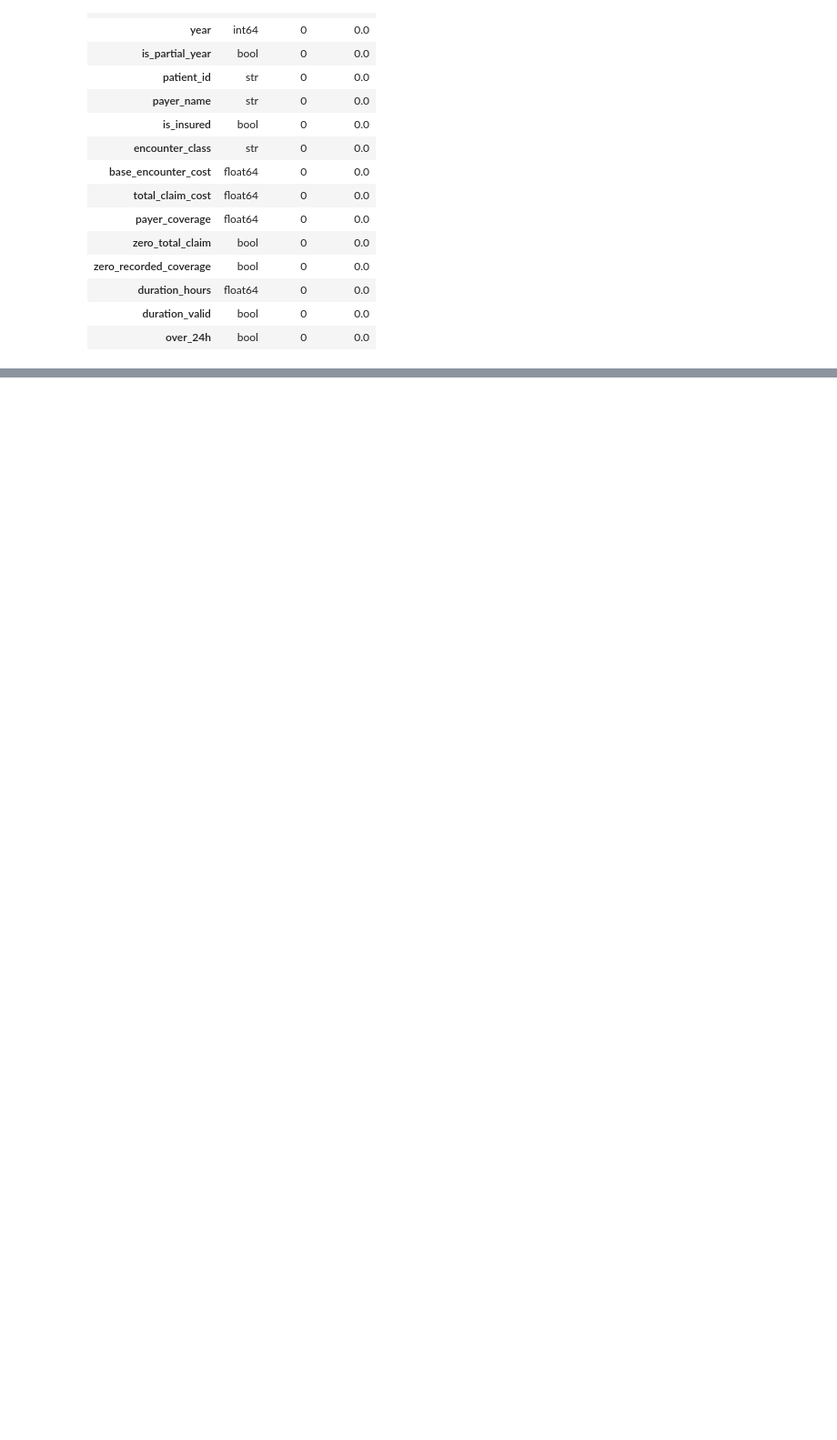
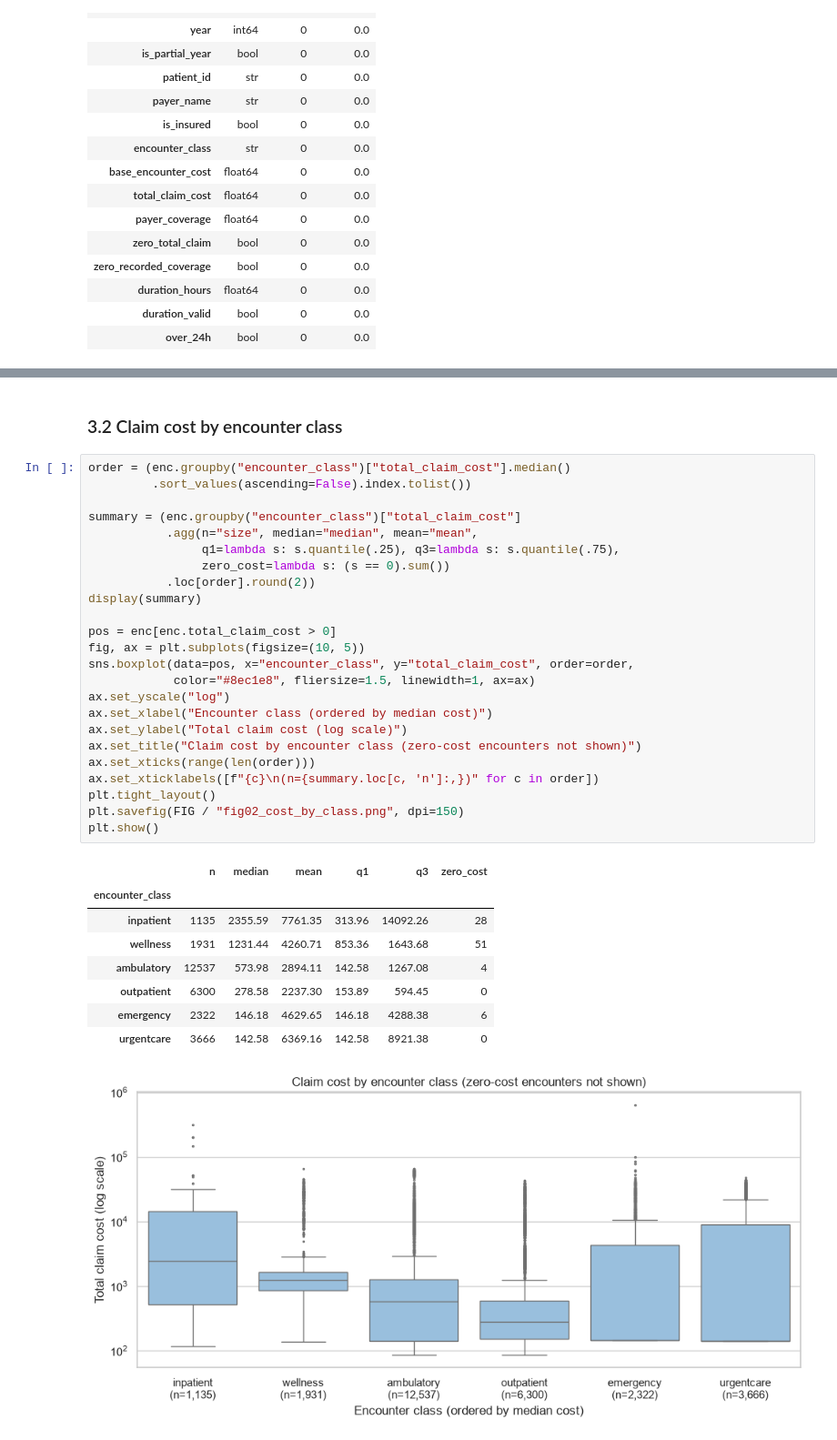
Before and after one commit to joenzau41-png/week3-hospital-operations, a Jupyter notebook: notebooks/track_b_analysis.ipynb, the cells around one changed output, grey strips where cells are left out. Shown at 91% size. Drawn from its saved outputs; the diff is of its cells as text; blank space fills up the shorter version.

Commit message:
feat: replace notebook with full Track B analysis and add figures

```diff
--- a/notebooks/track_b_analysis.ipynb
+++ b/notebooks/track_b_analysis.ipynb
@@ -207,0 +281,36 @@ Maximum is 2304 times the median
+# %% [markdown]
+### 3.2 Claim cost by encounter class
+# %%
+order = (enc.groupby("encounter_class")["total_claim_cost"].median()
+         .sort_values(ascending=False).index.tolist())
+
+summary = (enc.groupby("encounter_class")["total_claim_cost"]
+           .agg(n="size", median="median", mean="mean",
+                q1=lambda s: s.quantile(.25), q3=lambda s: s.quantile(.75),
+                zero_cost=lambda s: (s == 0).sum())
+           .loc[order].round(2))
+display(summary)
+
+pos = enc[enc.total_claim_cost > 0]
+fig, ax = plt.subplots(figsize=(10, 5))
+sns.boxplot(data=pos, x="encounter_class", y="total_claim_cost", order=order,
+            color="#8ec1e8", fliersize=1.5, linewidth=1, ax=ax)
+ax.set_yscale("log")
+ax.set_xlabel("Encounter class (ordered by median cost)")
+ax.set_ylabel("Total claim cost (log scale)")
+ax.set_title("Claim cost by encounter class (zero-cost encounters not shown)")
+ax.set_xticks(range(len(order)))
+ax.set_xticklabels([f"{c}\n(n={summary.loc[c, 'n']:,})" for c in order])
+plt.tight_layout()
+plt.savefig(FIG / "fig02_cost_by_class.png", dpi=150)
+plt.show()
+# %% [output]
+|  | n | median | mean | q1 | q3 | zero_cost |
+| encounter_class |  |  |  |  |  |  |
+| inpatient | 1135 | 2355.59 | 7761.35 | 313.96 | 14092.26 | 28 |
+| wellness | 1931 | 1231.44 | 4260.71 | 853.36 | 1643.68 | 51 |
+| ambulatory | 12537 | 573.98 | 2894.11 | 142.58 | 1267.08 | 4 |
+| outpatient | 6300 | 278.58 | 2237.30 | 153.89 | 594.45 | 0 |
+| emergency | 2322 | 146.18 | 4629.65 | 146.18 | 4288.38 | 6 |
+| urgentcare | 3666 | 142.58 | 6369.16 | 142.58 | 8921.38 | 0 |
+[figure, added]
```
Also changed, not shown: parts of 55 cells of this notebook, 7 other files.
